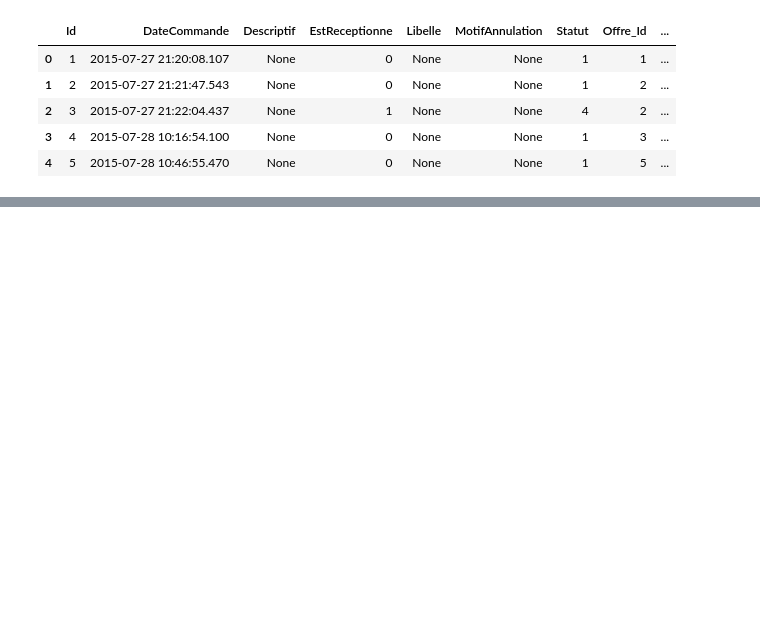
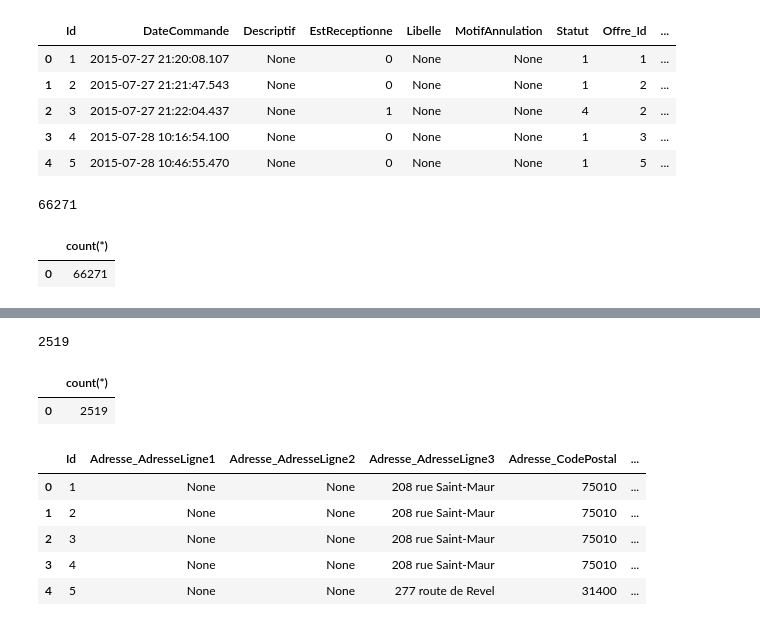
Before and after one commit to dataforgoodfr/batch5_phenix, a Jupyter notebook: mssql_extract.ipynb, the cells around one changed output, grey strips where cells are left out. Drawn from its saved outputs; the diff is of its cells as text; code cells hidden in the pictures; blank space fills up the shorter version.

```diff
--- a/mssql_extract.ipynb
+++ b/mssql_extract.ipynb
@@ -281,5 +303,13 @@ def init_Offres(domain=DB_DEFAULT_DOMAIN):
 # %%
-fill_table('Offres', 'dump_Offres.csv')
+if True:
+    fill_table('Offres', 'dump_Offres.csv')
+# %% [output]
+66271
+# %%
+getQueryDF("select count(*) from Offres")
+# %% [output]
+|  | count(*) |
+| 0 | 66271 |
 # %%
 getQueryDF("select * from Offres LIMIT 5")
 # %% [output]
@@ -291,0 +365,19 @@ getQueryDF("select * from Offres LIMIT 5")
+# %%
+if True:
+    fill_table('Comptes', 'dump_Comptes.csv')
+# %% [output]
+2519
+# %%
+getQueryDF("select count(*) from Comptes")
+# %% [output]
+|  | count(*) |
+| 0 | 2519 |
+# %%
+getQueryDF("select * from Comptes LIMIT 5")
+# %% [output]
+|  | Id | Adresse_AdresseLigne1 | Adresse_AdresseLigne2 | Adresse_AdresseLigne3 | Adresse_CodePostal | ... |
+| 0 | 1 | None | None | 208 rue Saint-Maur | 75010 | ... |
+| 1 | 2 | None | None | 208 rue Saint-Maur | 75010 | ... |
+| 2 | 3 | None | None | 208 rue Saint-Maur | 75010 | ... |
+| 3 | 4 | None | None | 208 rue Saint-Maur | 75010 | ... |
+| 4 | 5 | None | None | 277 route de Revel | 31400 | ... |
```
Also changed, not shown: parts of 22 cells of this notebook.
